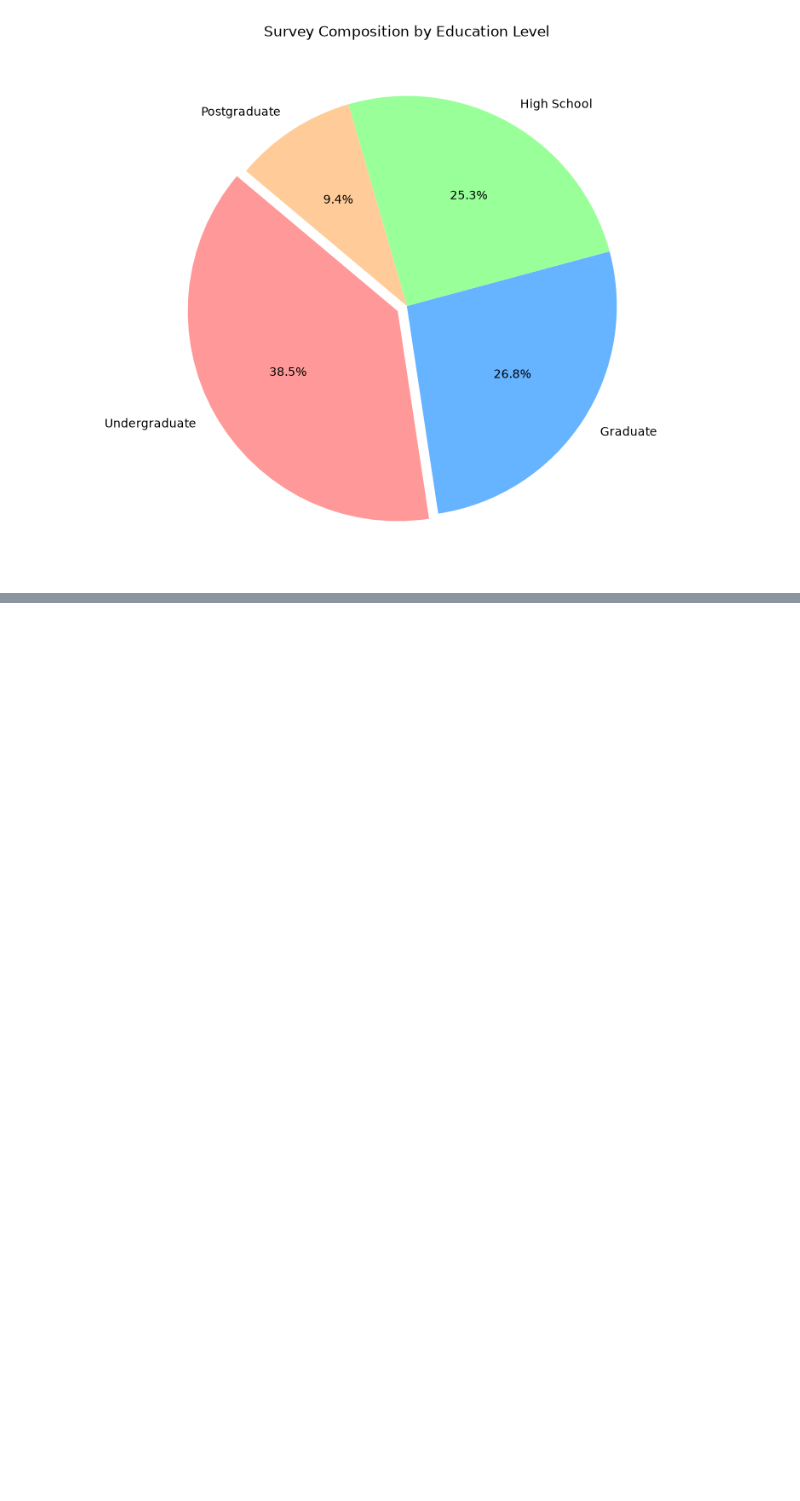
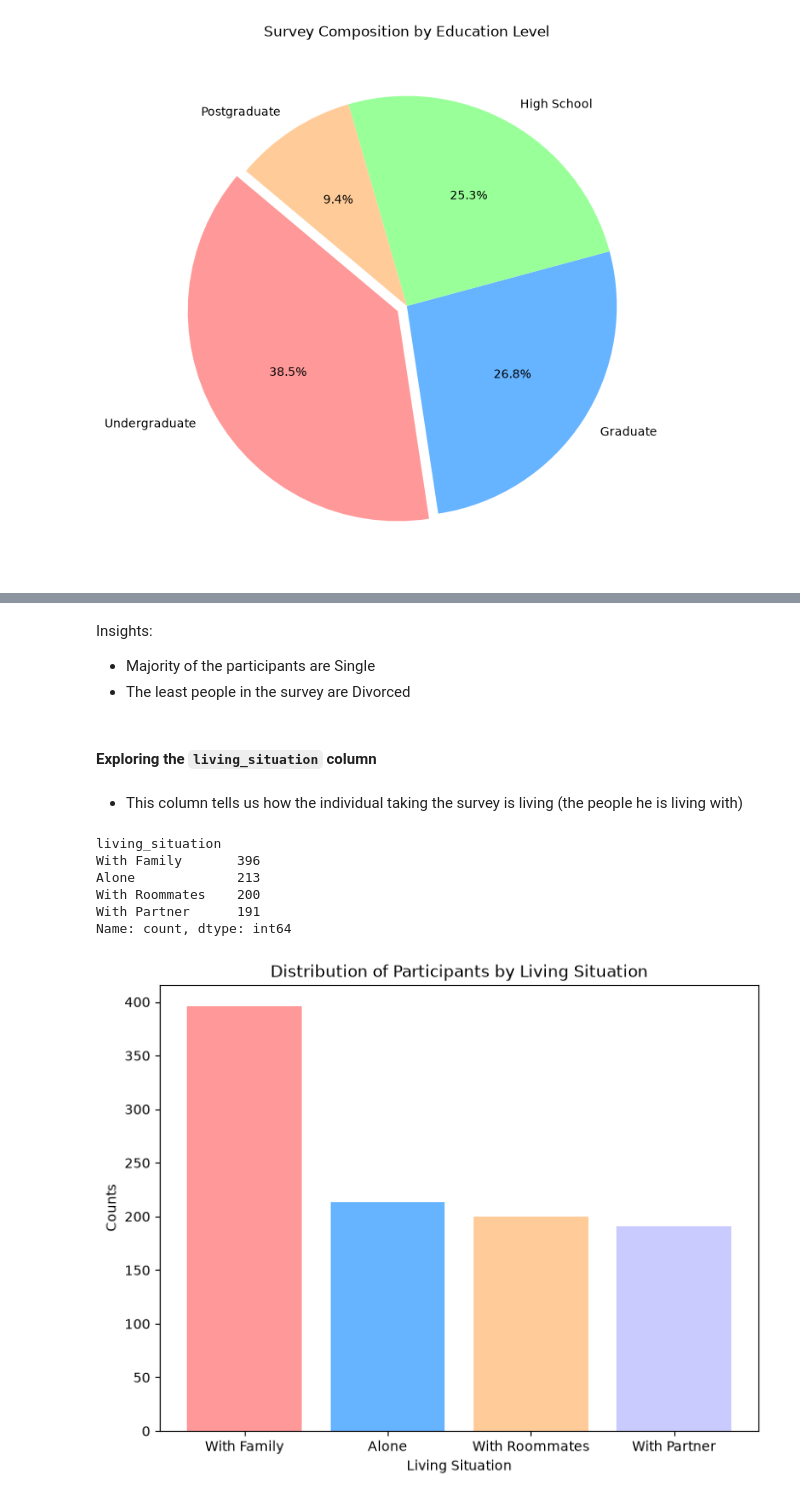
Before and after one commit to adiban17/ai_companion_dependency, a Jupyter notebook: notebook/exploratory_data_analysis.ipynb, the cells around one changed output, grey strips where cells are left out. Saved outputs shown, nothing was run; the diff lists cells and outputs as text; code cells hidden in the pictures; blank space fills up the shorter version.

```diff
--- a/notebook/exploratory_data_analysis.ipynb
+++ b/notebook/exploratory_data_analysis.ipynb
@@ -280,0 +339,29 @@ education_level_counts.plot(
+# %% [markdown]
+Insights:
+- Majority of the participants are Single
+- The least people in the survey are Divorced
+# %% [markdown]
+#### Exploring the `living_situation` column
+# %% [markdown]
+- This column tells us how the individual taking the survey is living (the people he is living with)
+# %%
+# Value Counts
+ls_counts = df['living_situation'].value_counts()
+ls_counts
+# %% [output]
+living_situation
+With Family       396
+Alone             213
+With Roommates    200
+With Partner      191
+Name: count, dtype: int64
+# %%
+# Visualizing the living_situation by frequency counts
+plt.figure(figsize=(8, 6))
+my_colors = ['#FF9999', '#66B3FF', '#FFCC99', '#C9CBFF']
+plt.xlabel('Living Situation')
+plt.ylabel('Counts')
+plt.title('Distribution of Participants by Living Situation')
+plt.bar(x=ls_counts.index, height=ls_counts.values, color=my_colors);
+# %% [output]
+[figure, added]
```
Also changed, not shown: parts of 20 cells of this notebook.
